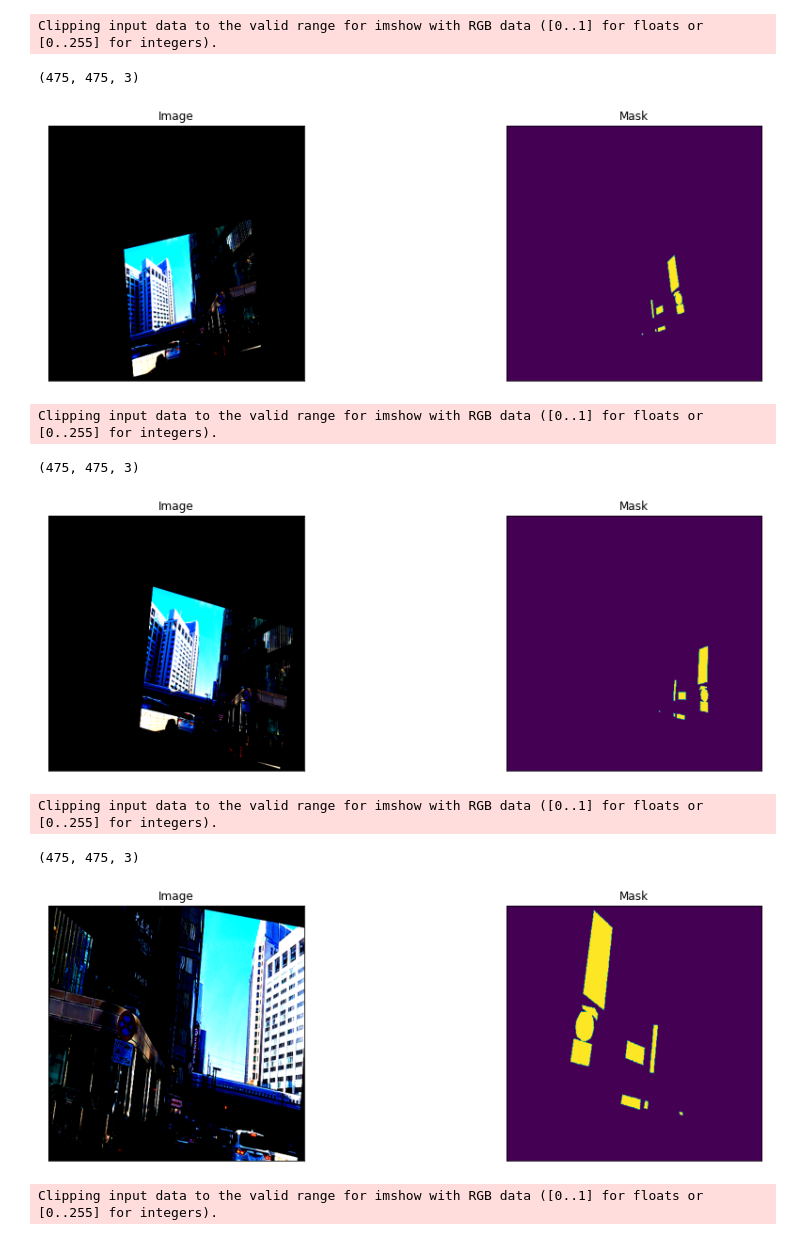
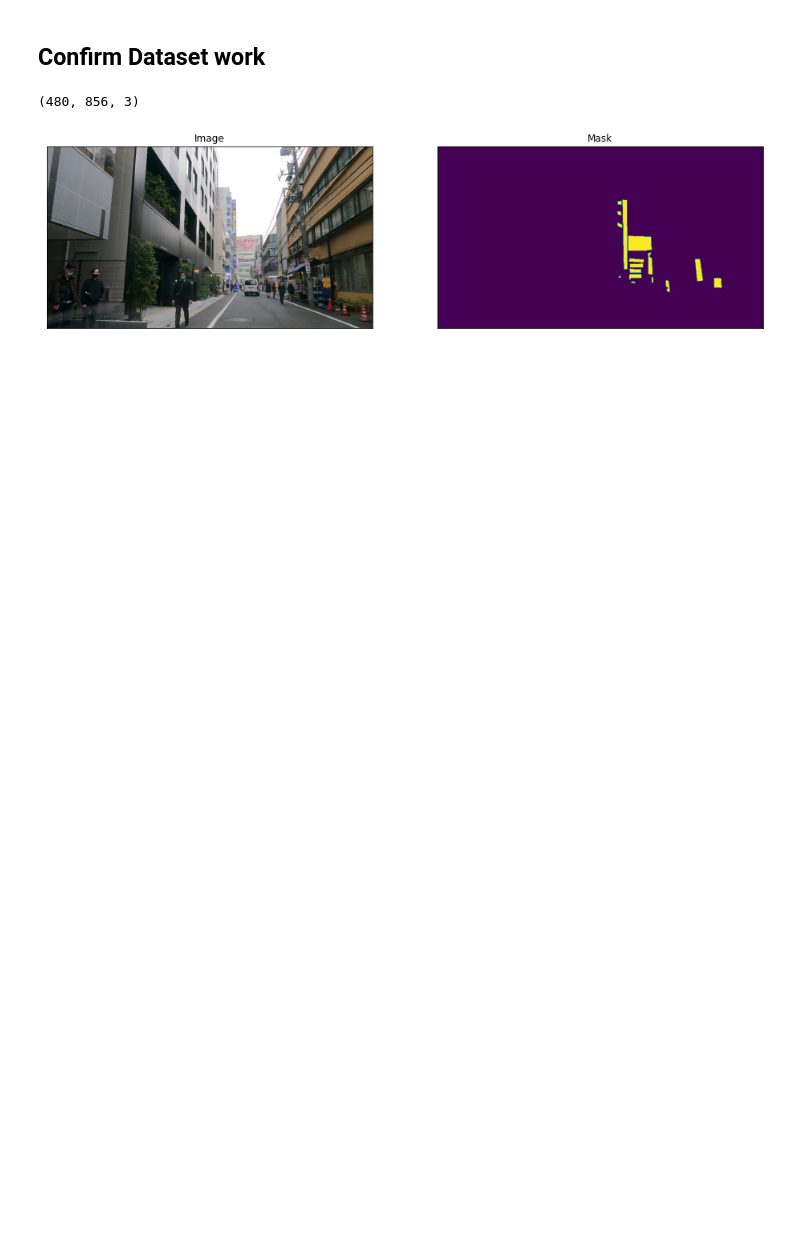
Before and after one commit to ursci/billboard-segmentation-model, a Jupyter notebook: notebooks/train.ipynb, the cells around one changed output. Drawn from its saved outputs; the diff is of its cells as text; code cells hidden in the pictures; blank space fills up the shorter version.

```diff
--- a/notebooks/train.ipynb
+++ b/notebooks/train.ipynb
@@ -162,0 +47,4 @@ def get_preprocessing(preprocessing_fn):
+# %%
+# At the first time we run binirize processing for learning model.
+# Please change True if it is firt time to run.
+FIRST_TIME = False
@@ -162,0 +61,20 @@ def get_preprocessing(preprocessing_fn):
+# %%
+if FIRST_TIME:
+    # validation
+    for i in range(len(val_anno_list)):
+        im = Image.open(val_anno_list[i])
+        im_list = np.asarray(im)
+        X = im_list
+        Y = np.where(X>1,1,X)
+        pil_img = Image.fromarray(Y)
+        pil_img.save(val_anno_list[i])
+# %%
+if FIRST_TIME:
+    # test
+    for i in range(len(test_anno_list)):
+        im = Image.open(test_anno_list[i])
+        im_list = np.asarray(im)
+        X = im_list
+        Y = np.where(X>1,1,X)
+        pil_img = Image.fromarray(Y)
+        pil_img.save(test_anno_list[i])
@@ -201,3 +157,0 @@ np.random.randint(1,11)
-# %%
-image = Image.open(train_img_list[0])
-print(np.array(image).shape)
@@ -206,18 +208,18 @@ print(np.array(image).shape)
+# %% [markdown]
+## Confirm Dataset work
 # %%
-for i in range(3):
-    ix = np.random.randint(1,100)
-    for j in range(3):
-        image, mask = train_dataset[ix]
-        print(image.shape)
-        visualize(image=image, mask=mask)
+augmented_dataset = Dataset(
+    val_img_list,
+    val_anno_list,
+    augmentation=get_validation_augmentation(),
+    classes=['billboard'],
+)
+
+# same image with different random transforms
+for i in range(1):
+    image, mask = augmented_dataset[2]
+    print(image.shape)
+    visualize(image=image, mask=mask.squeeze(-1))
 # %% [output]
-Clipping input data to the valid range for imshow with RGB data ([0..1] for floats or [0..255] for integers).
+(480, 856, 3)
-(475, 475, 3)
-[figure, old version]
+[figure, new version]
-Clipping input data to the valid range for imshow with RGB data ([0..1] for floats or [0..255] for integers).
-(475, 475, 3)
-[figure, removed]
-Clipping input data to the valid range for imshow with RGB data ([0..1] for floats or [0..255] for integers).
-(475, 475, 3)
-[figure, removed]
-Clipping input data to the valid range for imshow with RGB data ([0..1] for floats or [0..255] for integers).
```
Also changed, not shown: parts of 38 cells of this notebook, 6 other files.
